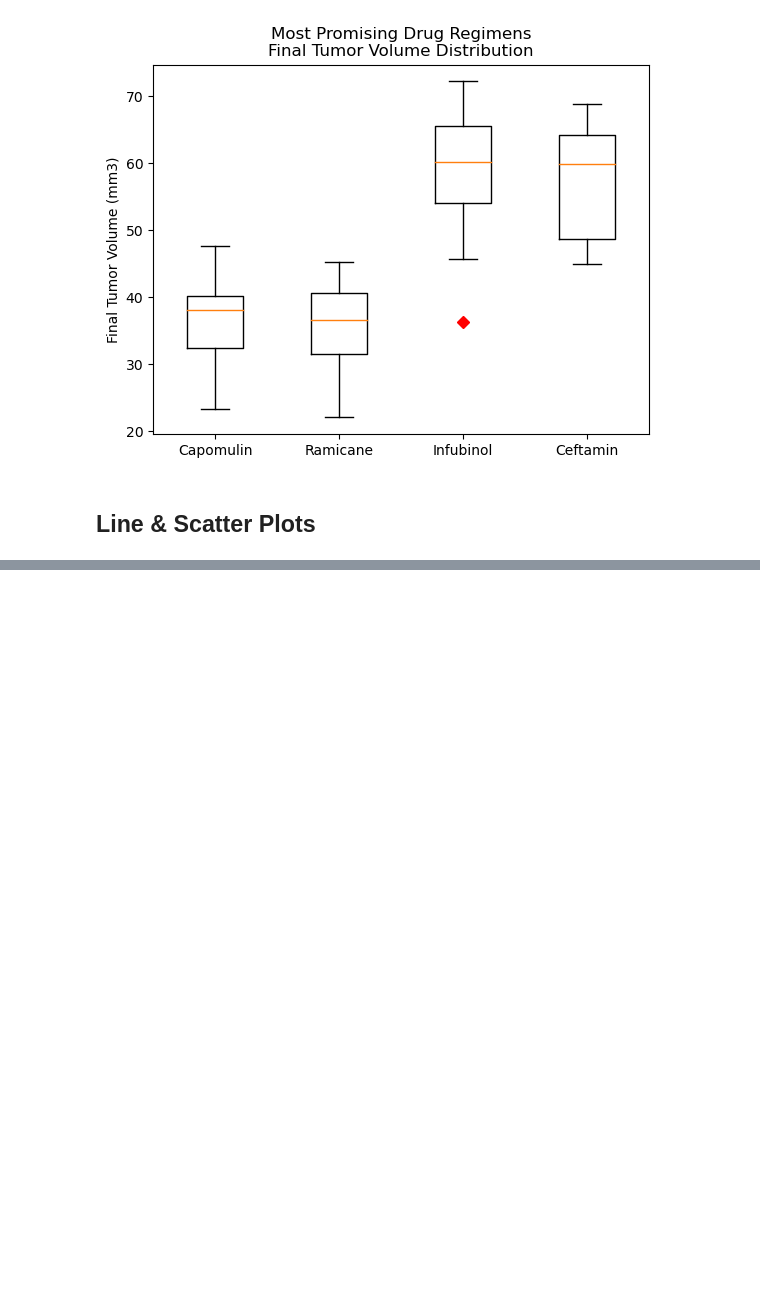
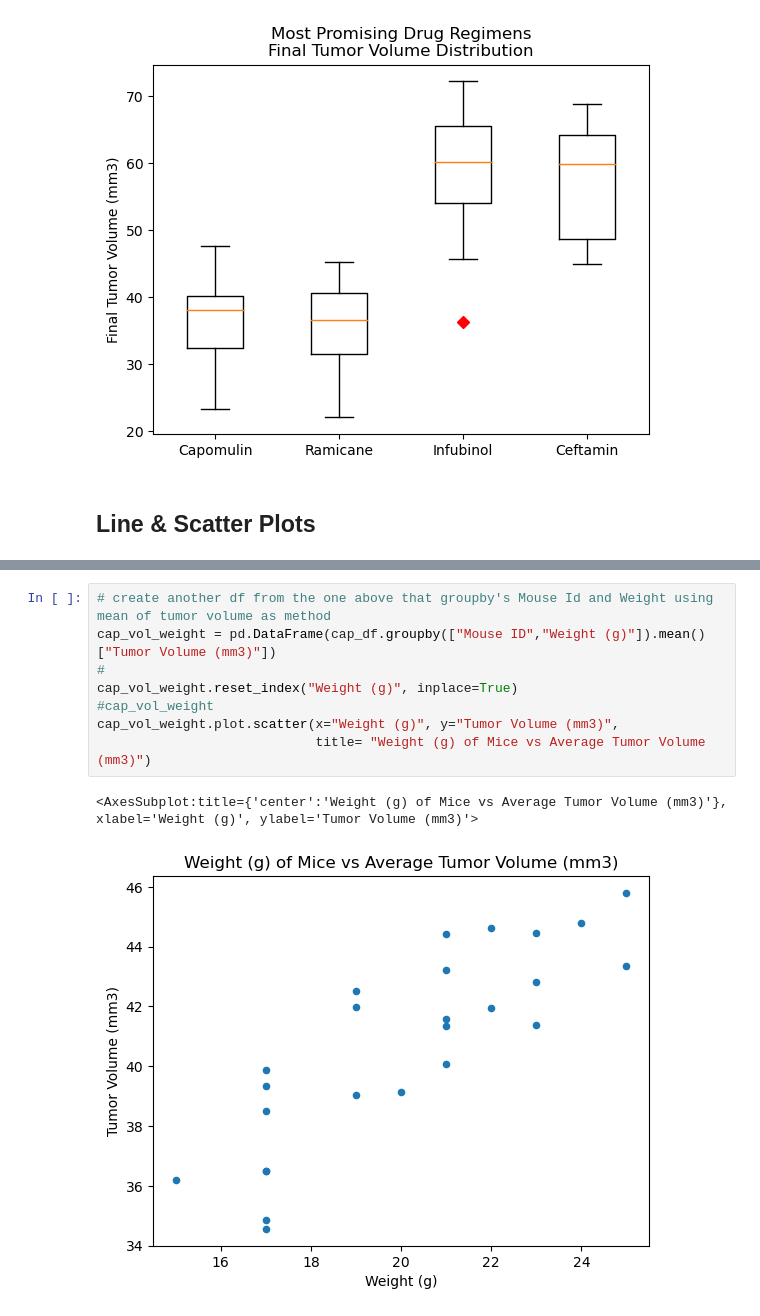
Before and after one commit to rbw9891/matplotlib_challenge, a Jupyter notebook: pymaceuticals_inc.ipynb, the cells around one changed output, grey strips where cells are left out. Drawn from its saved outputs; the diff is of its cells as text; blank space fills up the shorter version.

```diff
--- a/pymaceuticals_inc.ipynb
+++ b/pymaceuticals_inc.ipynb
@@ -487,0 +480,11 @@ cap_vol_weight.plot.scatter(x="Weight (g)", y="Tumor Volume (mm3)")
+# %%
+# create another df from the one above that groupby's Mouse Id and Weight using mean of tumor volume as method
+cap_vol_weight = pd.DataFrame(cap_df.groupby(["Mouse ID","Weight (g)"]).mean()["Tumor Volume (mm3)"])
+#
+cap_vol_weight.reset_index("Weight (g)", inplace=True)
+#cap_vol_weight
+cap_vol_weight.plot.scatter(x="Weight (g)", y="Tumor Volume (mm3)",
+                            title= "Weight (g) of Mice vs Average Tumor Volume (mm3)")
+# %% [output]
+<AxesSubplot:title={'center':'Weight (g) of Mice vs Average Tumor Volume (mm3)'}, xlabel='Weight (g)', ylabel='Tumor Volume (mm3)'>
+[figure, added]
```
Also changed, not shown: parts of 11 cells of this notebook.
